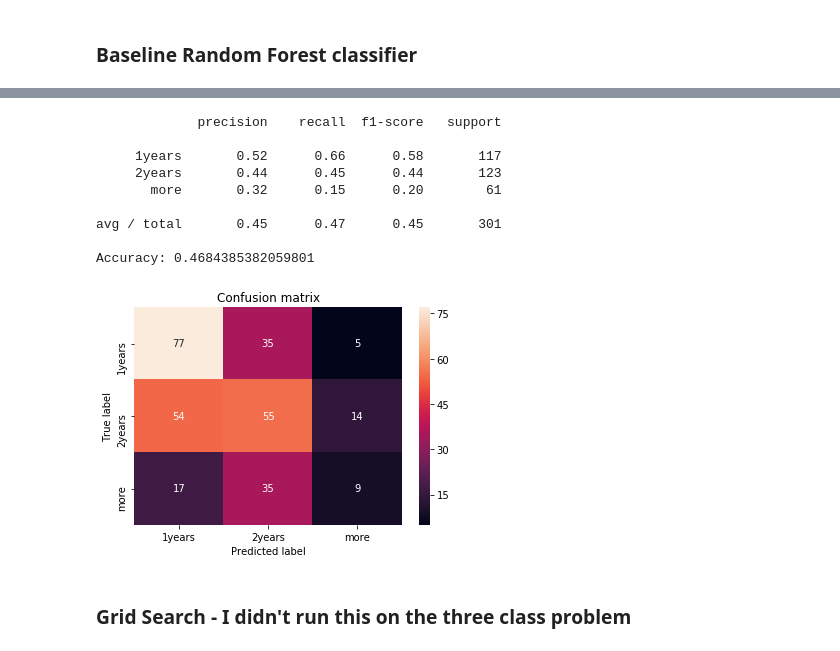
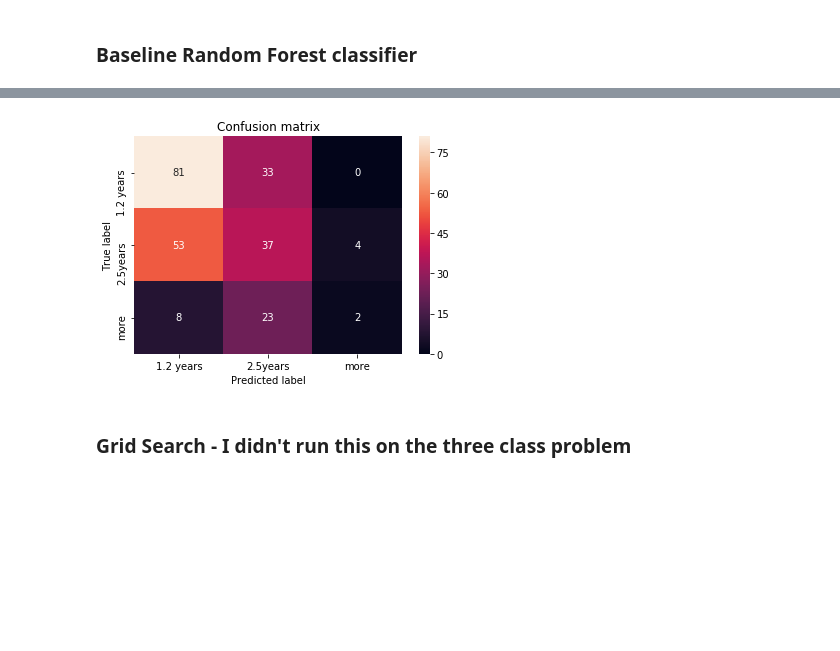
Before and after one commit to patricieni/ICM, a Jupyter notebook: code/notebooks/Modelling_GBM.ipynb, the cells around one changed output, grey strips where cells are left out. Cells and saved outputs as stored; diff of their text form; code cells hidden in the pictures; blank space fills up the shorter version.

```diff
--- a/code/notebooks/Modelling_GBM.ipynb
+++ b/code/notebooks/Modelling_GBM.ipynb
@@ -245,16 +189,10 @@ For 3 class problem --- Score: 0.4684385382059801 and Logloss: 1.007551146416855
-# %%
-evaluation.plot_report(Y_test, l[np.argmax(probas, axis=1)], labels)
-# %% [output]
-             precision    recall  f1-score   support
-
-     1years       0.52      0.66      0.58       117
-     2years       0.44      0.45      0.44       123
-       more       0.32      0.15      0.20        61
-
-avg / total       0.45      0.47      0.45       301
-
-Accuracy: 0.4684385382059801
-[figure, removed]
+# %%
+y_pred = base_rfc.predict(X_test)
+# %%
+cm = evaluation.confusion_matrix(Y_test,y_pred,l)
+evaluation.plot_confusion_matrix(cm,l)
+# %% [output]
+[figure, added]
 # %% [markdown]
 ### Grid Search - I didn't run this on the three class problem
 # %%
```
Also changed, not shown: parts of 49 cells of this notebook.
